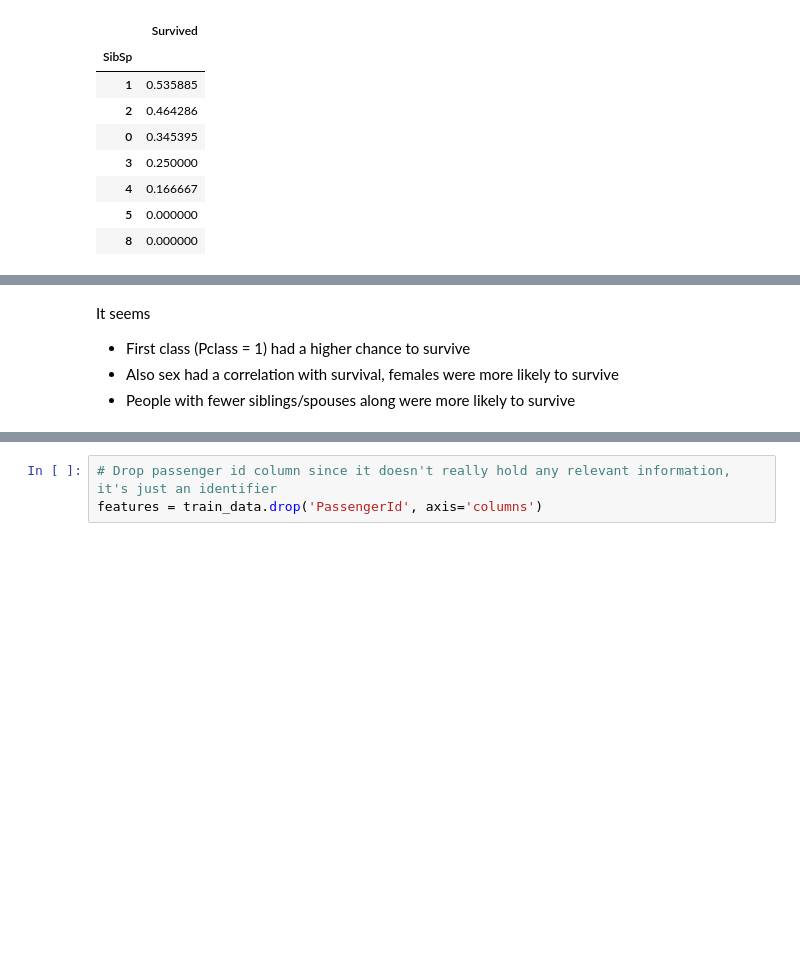
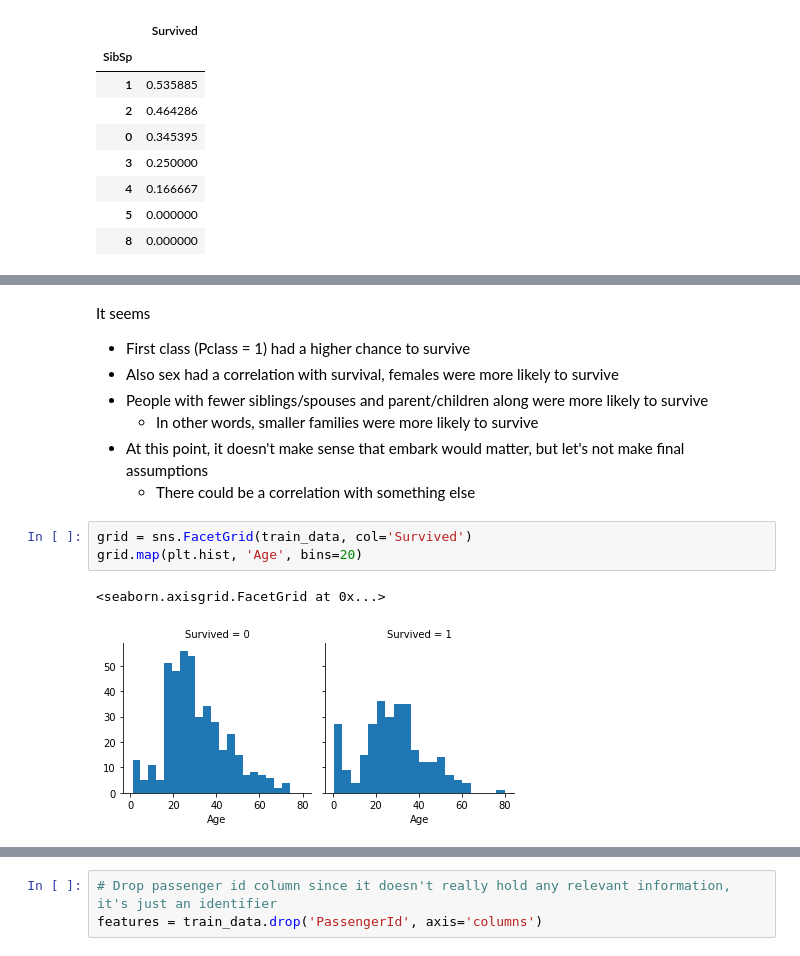
Before and after one commit to laaksonel/machine-learning, a Jupyter notebook: titanic/Titanic.ipynb, the cells around one changed output, grey strips where cells are left out. Drawn from its saved outputs; the diff is of its cells as text; blank space fills up the shorter version.

```diff
--- a/titanic/Titanic.ipynb
+++ b/titanic/Titanic.ipynb
@@ -201,4 +251,13 @@ mean_survival('SibSp')
 It seems
 - First class (Pclass = 1) had a higher chance to survive
 - Also sex had a correlation with survival, females were more likely to survive
-- People with fewer siblings/spouses along were more likely to survive
+- People with fewer siblings/spouses and parent/children along were more likely to survive
+    - In other words, smaller families were more likely to survive
+- At this point, it doesn't make sense that embark would matter, but let's not make final assumptions
+    - There could be a correlation with something else
+# %%
+grid = sns.FacetGrid(train_data, col='Survived')
+grid.map(plt.hist, 'Age', bins=20)
+# %% [output]
+<seaborn.axisgrid.FacetGrid at 0x...>
+[figure, added]
```
Also changed, not shown: parts of 17 cells of this notebook.
